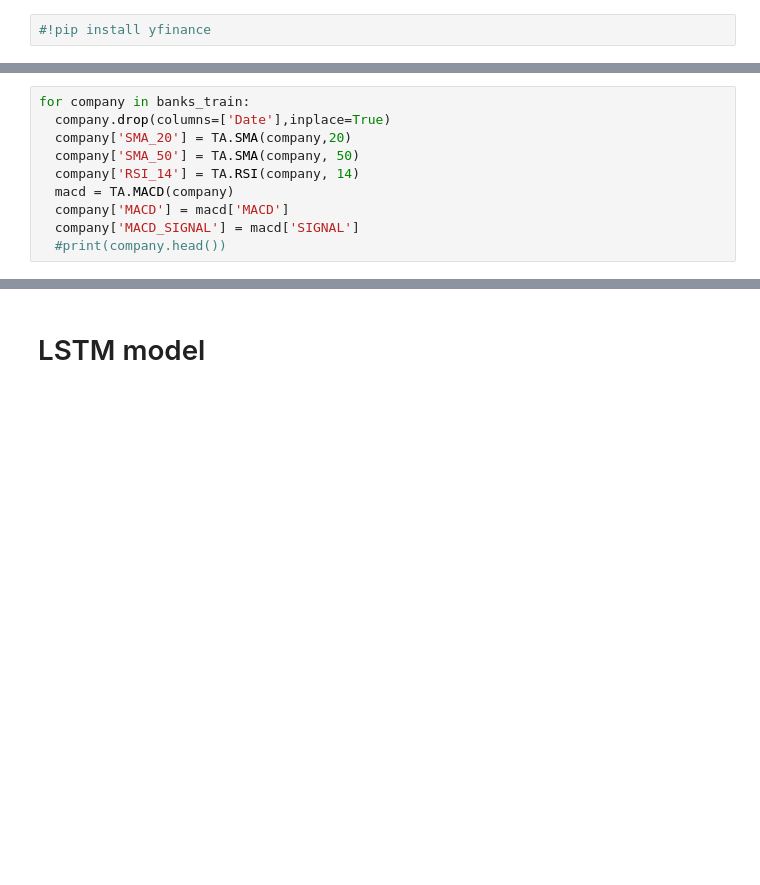
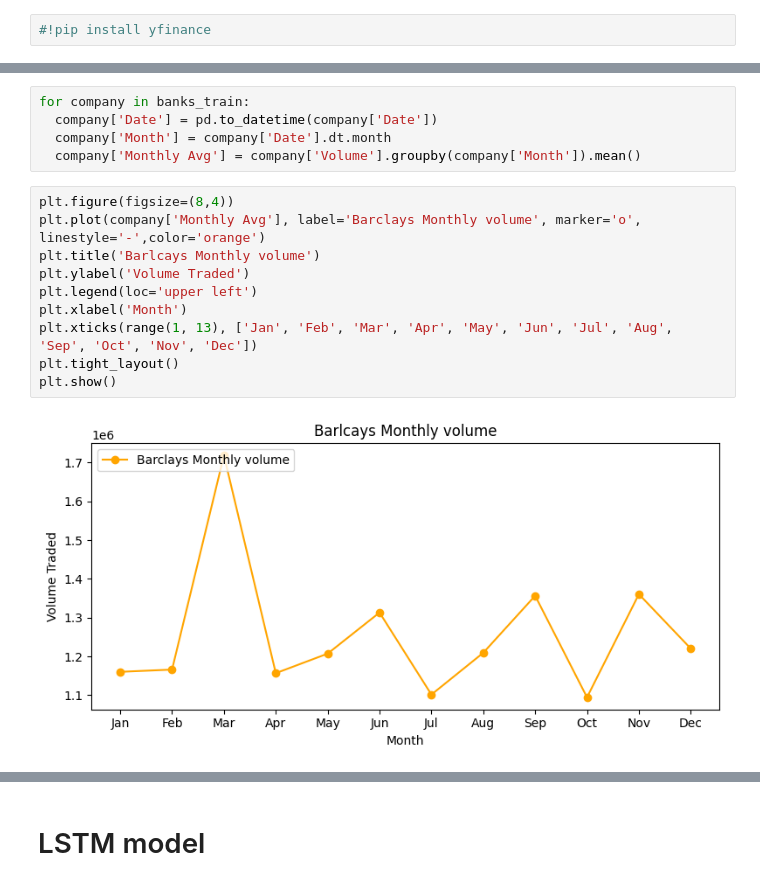
Before and after one commit to Sasidhar0709/Project-Stock-market-Analysis, a Jupyter notebook: Project_Final_21063192.ipynb, the cells around one changed output, grey strips where cells are left out. Drawn from its saved outputs; the diff is of its cells as text; blank space fills up the shorter version.

```diff
--- a/Project_Final_21063192.ipynb
+++ b/Project_Final_21063192.ipynb
@@ -313,10 +6,0 @@ barclays_train.drop(columns=['Month'])
-# %%
-for company in banks_train:
-  company.drop(columns=['Date'],inplace=True)
-  company['SMA_20'] = TA.SMA(company,20)
-  company['SMA_50'] = TA.SMA(company, 50)
-  company['RSI_14'] = TA.RSI(company, 14)
-  macd = TA.MACD(company)
-  company['MACD'] = macd['MACD']
-  company['MACD_SIGNAL'] = macd['SIGNAL']
-  #print(company.head())
@@ -349,3 +386,20 @@ barclays_train.drop(columns=['Adj Close'],inplace=True)
+# %%
+for company in banks_train:
+  company['Date'] = pd.to_datetime(company['Date'])
+  company['Month'] = company['Date'].dt.month
+  company['Monthly Avg'] = company['Volume'].groupby(company['Month']).mean()
+# %%
+plt.figure(figsize=(8,4))
+plt.plot(company['Monthly Avg'], label='Barclays Monthly volume', marker='o', linestyle='-',color='orange')
+plt.title('Barlcays Monthly volume')
+plt.ylabel('Volume Traded')
+plt.legend(loc='upper left')
+plt.xlabel('Month')
+plt.xticks(range(1, 13), ['Jan', 'Feb', 'Mar', 'Apr', 'May', 'Jun', 'Jul', 'Aug', 'Sep', 'Oct', 'Nov', 'Dec'])
+plt.tight_layout()
+plt.show()
+# %% [output]
+[figure, added]
 # %%
 barclays_train.head()
 # %% [output]
```
Also changed, not shown: parts of 99 cells of this notebook.
